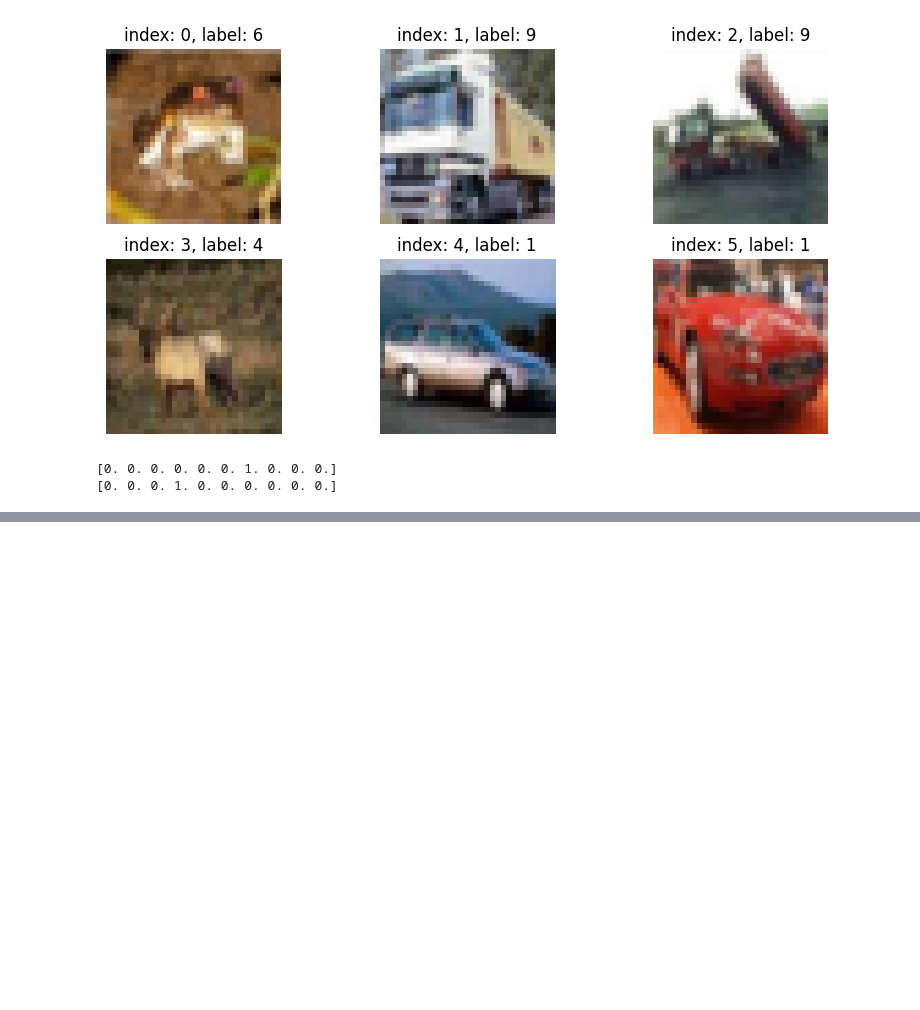
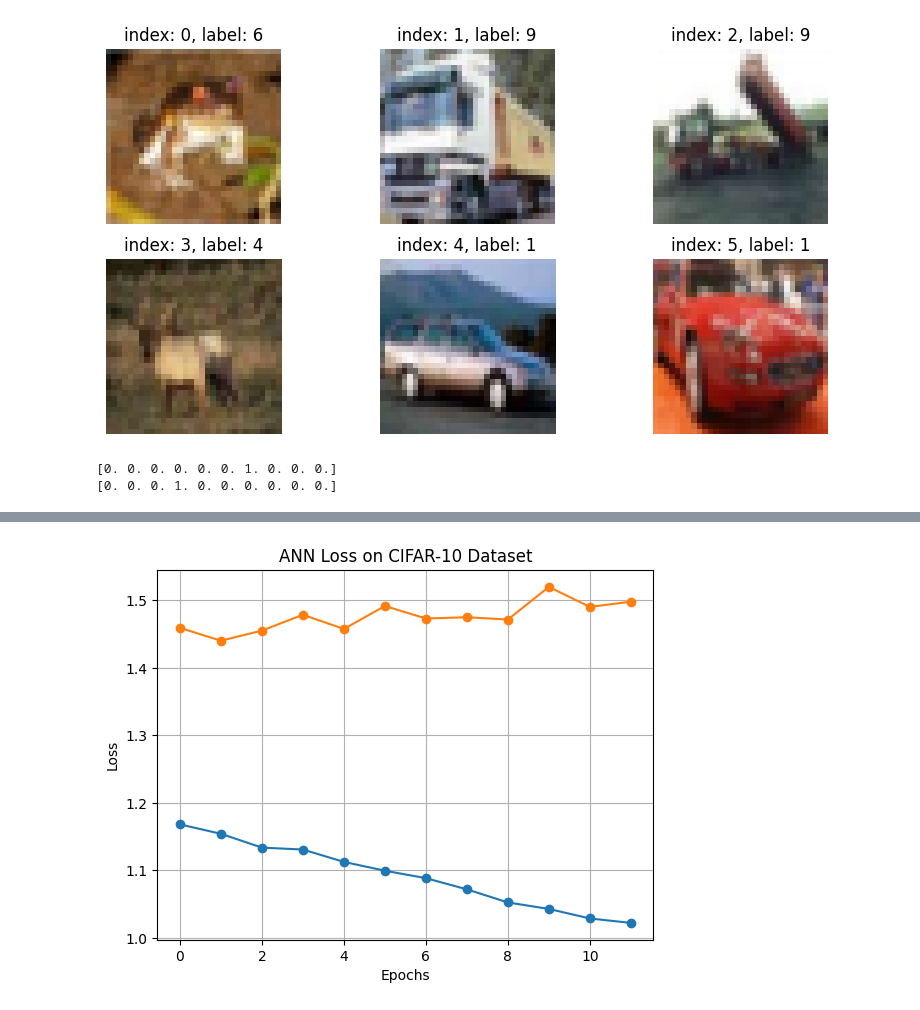
Before and after one commit to giraydorukyurt7/Data_Science-And-Artificial_Intelligence-Journeys, a Jupyter notebook: Deep_Learning/ANN_Cifar10/ann_cifar10.ipynb, the cells around one changed output, grey strips where cells are left out. Drawn from its saved outputs; the diff is of its cells as text; code cells hidden in the pictures; blank space fills up the shorter version.

```diff
--- a/Deep_Learning/ANN_Cifar10/ann_cifar10.ipynb
+++ b/Deep_Learning/ANN_Cifar10/ann_cifar10.ipynb
@@ -63,0 +192,15 @@ print(y_test[0])
+# %%
+plt.figure()
+plt.plot(history.history["loss"],
+         marker="o",
+         label="Training Loss")
+plt.plot(history.history["val_loss"],
+         marker="o",
+         label="Validation Loss")
+plt.title("ANN Loss on CIFAR-10 Dataset")
+plt.xlabel("Epochs")
+plt.ylabel("Loss")
+plt.grid(True)
+plt.show()
+# %% [output]
+[figure, added]
```
Also changed, not shown: parts of 11 cells of this notebook.
